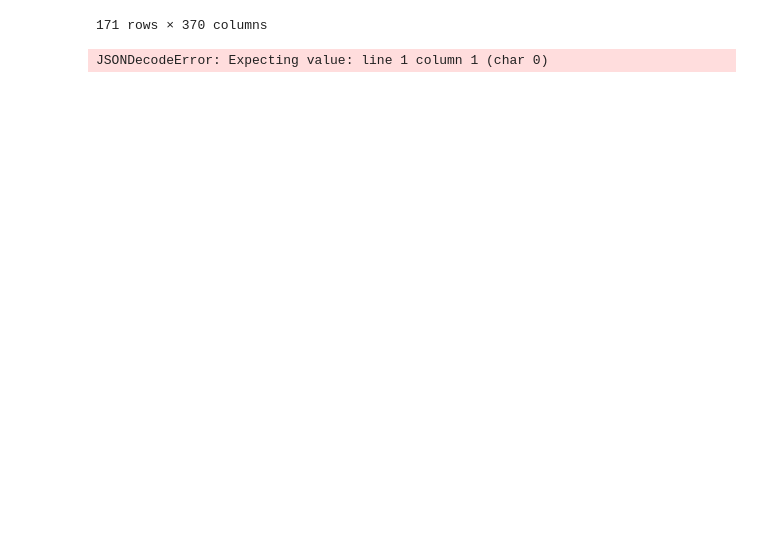
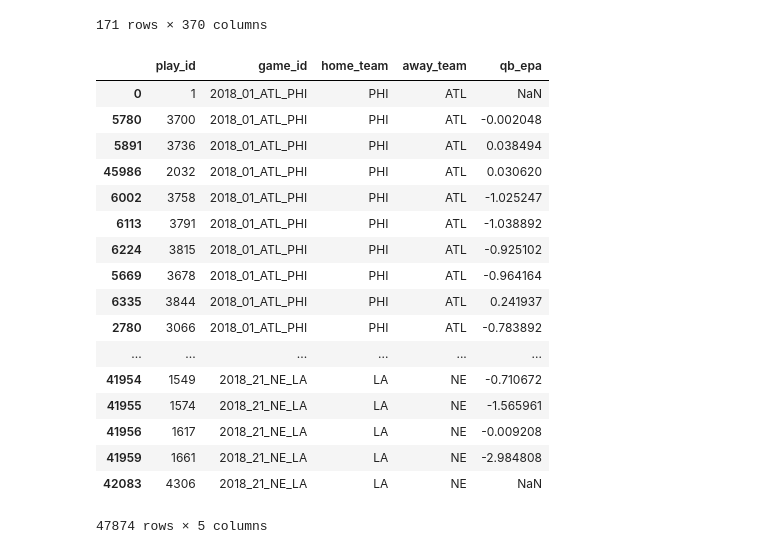
Before and after one commit to mmpatterson/nflfastr, a Jupyter notebook: Untitled.ipynb, the cells around one changed output. Cells and saved outputs as stored; diff of their text form; code cells hidden in the pictures; blank space fills up the shorter version.

```diff
--- a/Untitled.ipynb
+++ b/Untitled.ipynb
@@ -48,6 +48,23 @@ NO_PROXY = {
 # %%
 json = {'columns': columns, 'orient':'columns'}
 # %%
-requests.post('https://nflfastr.herokuapp.com/api/v1.0/play-by-play/2020', json = json).json()
+pd.DataFrame(requests.post('https://nflfastr.herokuapp.com/api/v1.0/play-by-play/2018', json = json).json()).reset_index(drop = True).sort_values('game_id')
 # %% [output]
+|  | play_id | game_id | home_team | away_team | qb_epa |
+| 0 | 1 | 2018_01_ATL_PHI | PHI | ATL | NaN |
+| 5780 | 3700 | 2018_01_ATL_PHI | PHI | ATL | -0.002048 |
+| 5891 | 3736 | 2018_01_ATL_PHI | PHI | ATL | 0.038494 |
+| 45986 | 2032 | 2018_01_ATL_PHI | PHI | ATL | 0.030620 |
+| 6002 | 3758 | 2018_01_ATL_PHI | PHI | ATL | -1.025247 |
+| 6113 | 3791 | 2018_01_ATL_PHI | PHI | ATL | -1.038892 |
+| 6224 | 3815 | 2018_01_ATL_PHI | PHI | ATL | -0.925102 |
+| 5669 | 3678 | 2018_01_ATL_PHI | PHI | ATL | -0.964164 |
+| 6335 | 3844 | 2018_01_ATL_PHI | PHI | ATL | 0.241937 |
+| 2780 | 3066 | 2018_01_ATL_PHI | PHI | ATL | -0.783892 |
+| ... | ... | ... | ... | ... | ... |
+| 41954 | 1549 | 2018_21_NE_LA | LA | NE | -0.710672 |
+| 41955 | 1574 | 2018_21_NE_LA | LA | NE | -1.565961 |
+| 41956 | 1617 | 2018_21_NE_LA | LA | NE | -0.009208 |
+| 41959 | 1661 | 2018_21_NE_LA | LA | NE | -2.984808 |
+| 42083 | 4306 | 2018_21_NE_LA | LA | NE | NaN |
-JSONDecodeError: Expecting value: line 1 column 1 (char 0)
+47874 rows × 5 columns
```
Also changed, not shown: 1 other file.
